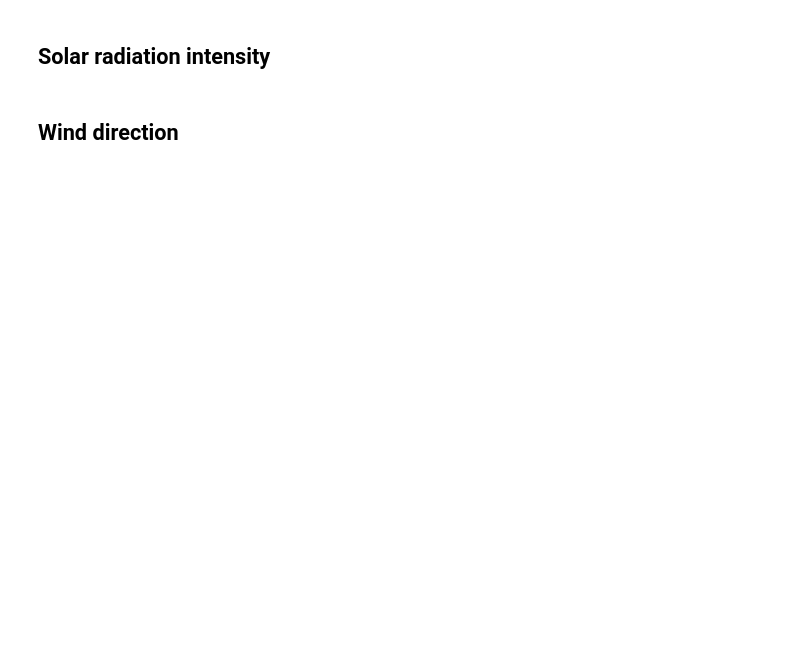
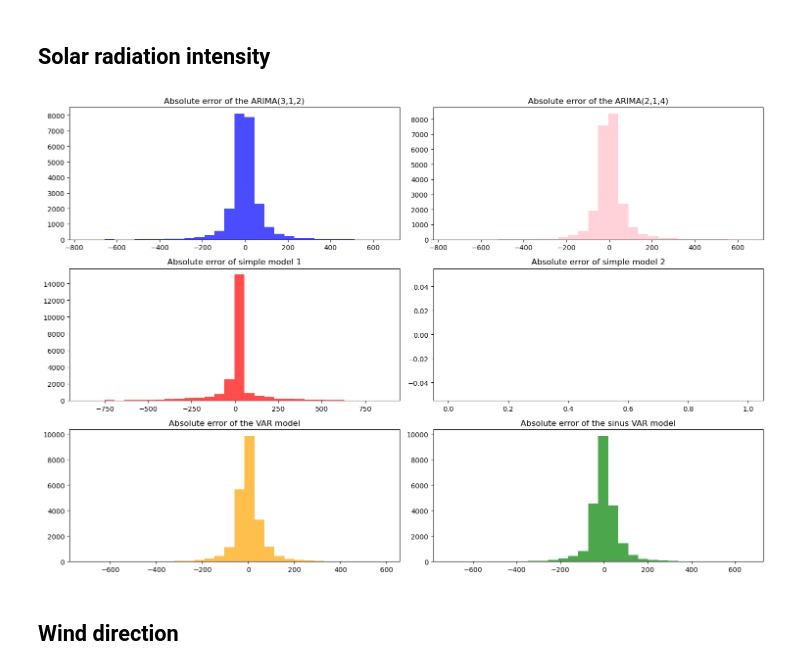
Before and after one commit to bregina98/Local-prediction-of-weather-parameters-based-on-historical-data, a Jupyter notebook: comparison of all the models/all_models.ipynb, the cells around one changed output. Drawn from its saved outputs; the diff is of its cells as text; code cells hidden in the pictures; blank space fills up the shorter version.

```diff
--- a/comparison of all the models/all_models.ipynb
+++ b/comparison of all the models/all_models.ipynb
@@ -353,2 +429,43 @@ plt.show()
+# %%
+# errors
+error_arima_312 = (solar_actual - solar_arima_312).dropna()
+error_arima_214 = (solar_actual - solar_arima_214).dropna()
+error_simple_1_solar = (solar_actual - solar_sim_1).dropna()
+error_simple_2_solar = (solar_actual - solar_sim_2).dropna()
+error_var_solar = (solar_actual - solar_var).dropna()
+error_sinus_solar = (solar_actual - solar_sin).dropna()
+# %%
+# histograms of the errors
+
+plt.figure(figsize=(15, 10))
+
+plt.subplot(3, 2, 1)
+plt.hist(error_arima_312, bins=30, color='blue', alpha=0.7)
+plt.title('Absolute error of the ARIMA(3,1,2)')
+
+plt.subplot(3, 2, 2)
+plt.hist(error_arima_214, bins=30, color='pink', alpha=0.7)
+plt.title('Absolute error of the ARIMA(2,1,4)')
+
+plt.subplot(3, 2, 3)
+plt.hist(error_simple_1_solar, bins=30, color='red', alpha=0.7)
+plt.title('Absolute error of simple model 1')
+
+plt.subplot(3, 2, 4)
+plt.hist(error_simple_2_solar, bins=30, color='purple', alpha=0.7)
+plt.title('Absolute error of simple model 2')
+
+plt.subplot(3, 2, 5)
+plt.hist(error_var_solar, bins=30, color='orange', alpha=0.7)
+plt.title('Absolute error of the VAR model')
+
+plt.subplot(3, 2, 6)
+plt.hist(error_sinus_solar, bins=30, color='green', alpha=0.7)
+plt.title('Absolute error of the sinus VAR model')
+
+plt.tight_layout()
+plt.show()
+# %% [output]
+[figure, added]
 # %% [markdown]
 ## Wind direction
```
Also changed, not shown: parts of 12 cells of this notebook.
